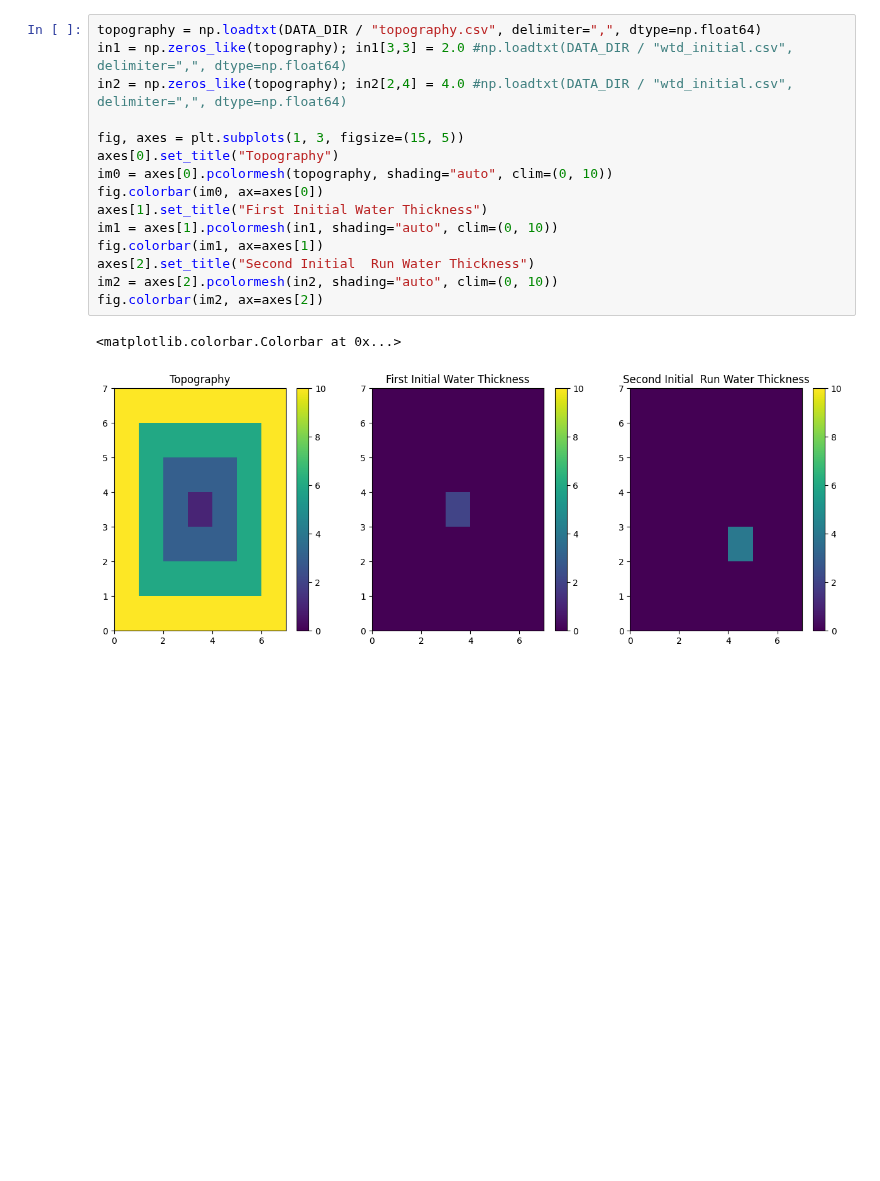
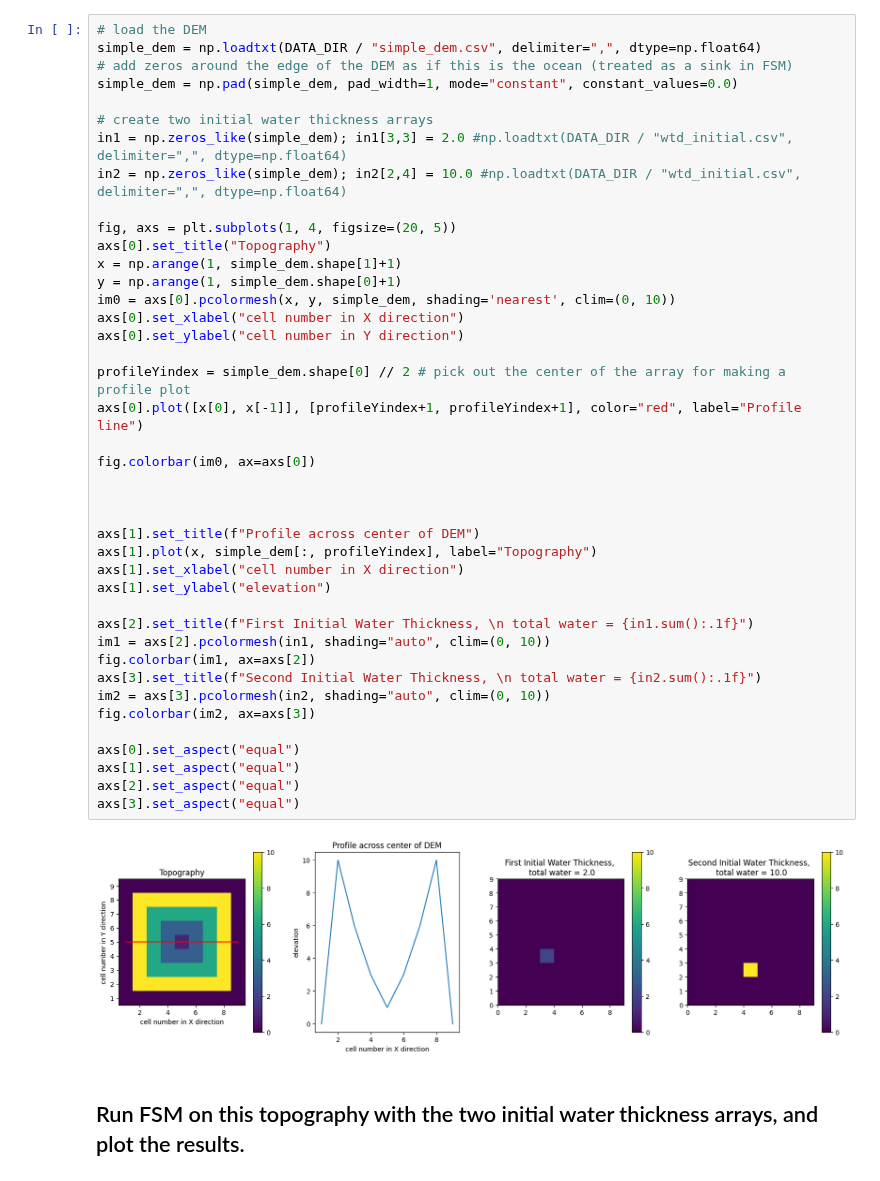
Before and after one commit to jkingslake/fillspillmerge, a Jupyter notebook: examples/example.ipynb, the cells around one changed output. Drawn from its saved outputs; the diff is of its cells as text; blank space fills up the shorter version.

```diff
--- a/examples/example.ipynb
+++ b/examples/example.ipynb
@@ -23,21 +31,48 @@ The autoreload extension is already loaded. To reload it, use:
 # %%
-topography = np.loadtxt(DATA_DIR / "topography.csv", delimiter=",", dtype=np.float64)
-in1 = np.zeros_like(topography); in1[3,3] = 2.0 #np.loadtxt(DATA_DIR / "wtd_initial.csv", delimiter=",", dtype=np.float64)
-in2 = np.zeros_like(topography); in2[2,4] = 4.0 #np.loadtxt(DATA_DIR / "wtd_initial.csv", delimiter=",", dtype=np.float64)
+# load the DEM
+simple_dem = np.loadtxt(DATA_DIR / "simple_dem.csv", delimiter=",", dtype=np.float64)
+# add zeros around the edge of the DEM as if this is the ocean (treated as a sink in FSM)
+simple_dem = np.pad(simple_dem, pad_width=1, mode="constant", constant_values=0.0)
 
-fig, axes = plt.subplots(1, 3, figsize=(15, 5))
-axes[0].set_title("Topography")
-im0 = axes[0].pcolormesh(topography, shading="auto", clim=(0, 10))
-fig.colorbar(im0, ax=axes[0])
-axes[1].set_title("First Initial Water Thickness")
-im1 = axes[1].pcolormesh(in1, shading="auto", clim=(0, 10))
-fig.colorbar(im1, ax=axes[1])
-axes[2].set_title("Second Initial  Run Water Thickness")
-im2 = axes[2].pcolormesh(in2, shading="auto", clim=(0, 10))
-fig.colorbar(im2, ax=axes[2])
+# create two initial water thickness arrays
+in1 = np.zeros_like(simple_dem); in1[3,3] = 2.0 #np.loadtxt(DATA_DIR / "wtd_initial.csv", delimiter=",", dtype=np.float64)
+in2 = np.zeros_like(simple_dem); in2[2,4] = 10.0 #np.loadtxt(DATA_DIR / "wtd_initial.csv", delimiter=",", dtype=np.float64)
+
+fig, axs = plt.subplots(1, 4, figsize=(20, 5))
+axs[0].set_title("Topography")
+x = np.arange(1, simple_dem.shape[1]+1)
+y = np.arange(1, simple_dem.shape[0]+1)
+im0 = axs[0].pcolormesh(x, y, simple_dem, shading='nearest', clim=(0, 10))
+axs[0].set_xlabel("cell number in X direction")
+axs[0].set_ylabel("cell number in Y direction")
+
+profileYindex = simple_dem.shape[0] // 2 # pick out the center of the array for making a profile plot
+axs[0].plot([x[0], x[-1]], [profileYindex+1, profileYindex+1], color="red", label="Profile line")
+
+fig.colorbar(im0, ax=axs[0])
+
+
+
+axs[1].set_title(f"Profile across center of DEM")
+axs[1].plot(x, simple_dem[:, profileYindex], label="Topography")
+axs[1].set_xlabel("cell number in X direction")
+axs[1].set_ylabel("elevation")
+
+axs[2].set_title(f"First Initial Water Thickness, \n total water = {in1.sum():.1f}")
+im1 = axs[2].pcolormesh(in1, shading="auto", clim=(0, 10))
+fig.colorbar(im1, ax=axs[2])
+axs[3].set_title(f"Second Initial Water Thickness, \n total water = {in2.sum():.1f}")
+im2 = axs[3].pcolormesh(in2, shading="auto", clim=(0, 10))
+fig.colorbar(im2, ax=axs[3])
+
+axs[0].set_aspect("equal")
+axs[1].set_aspect("equal")
+axs[2].set_aspect("equal")
+axs[3].set_aspect("equal")
 # %% [output]
-<matplotlib.colorbar.Colorbar at 0x...>
-[figure, old version]
+[figure, new version]
+# %% [markdown]
+## Run FSM on this topography with the two initial water thickness arrays, and plot the results.
 # %%
 out1 = fill_spill_merge(
     wtd=in1,
```
Also changed, not shown: parts of 48 cells of this notebook, 14 other files.
